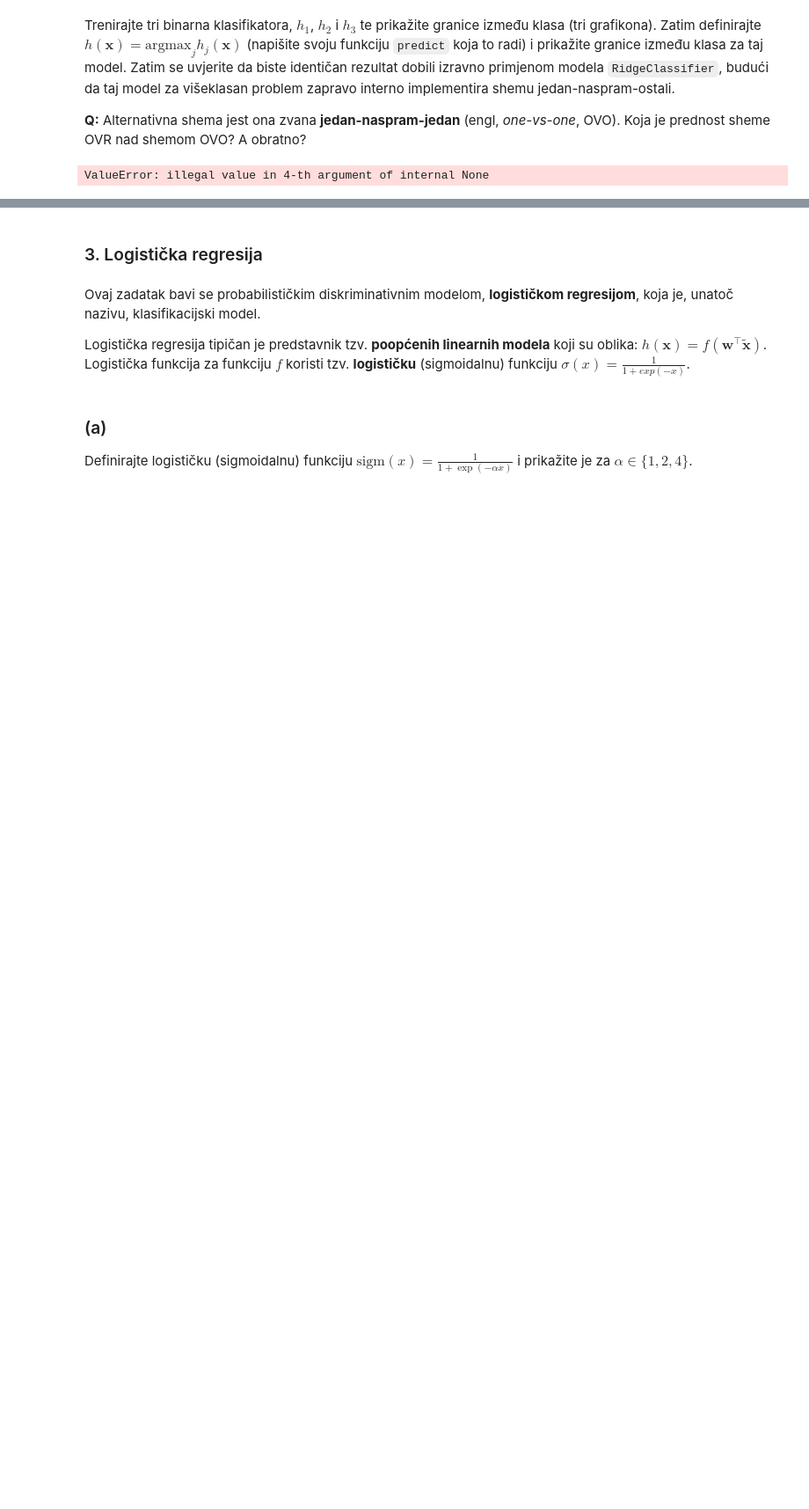
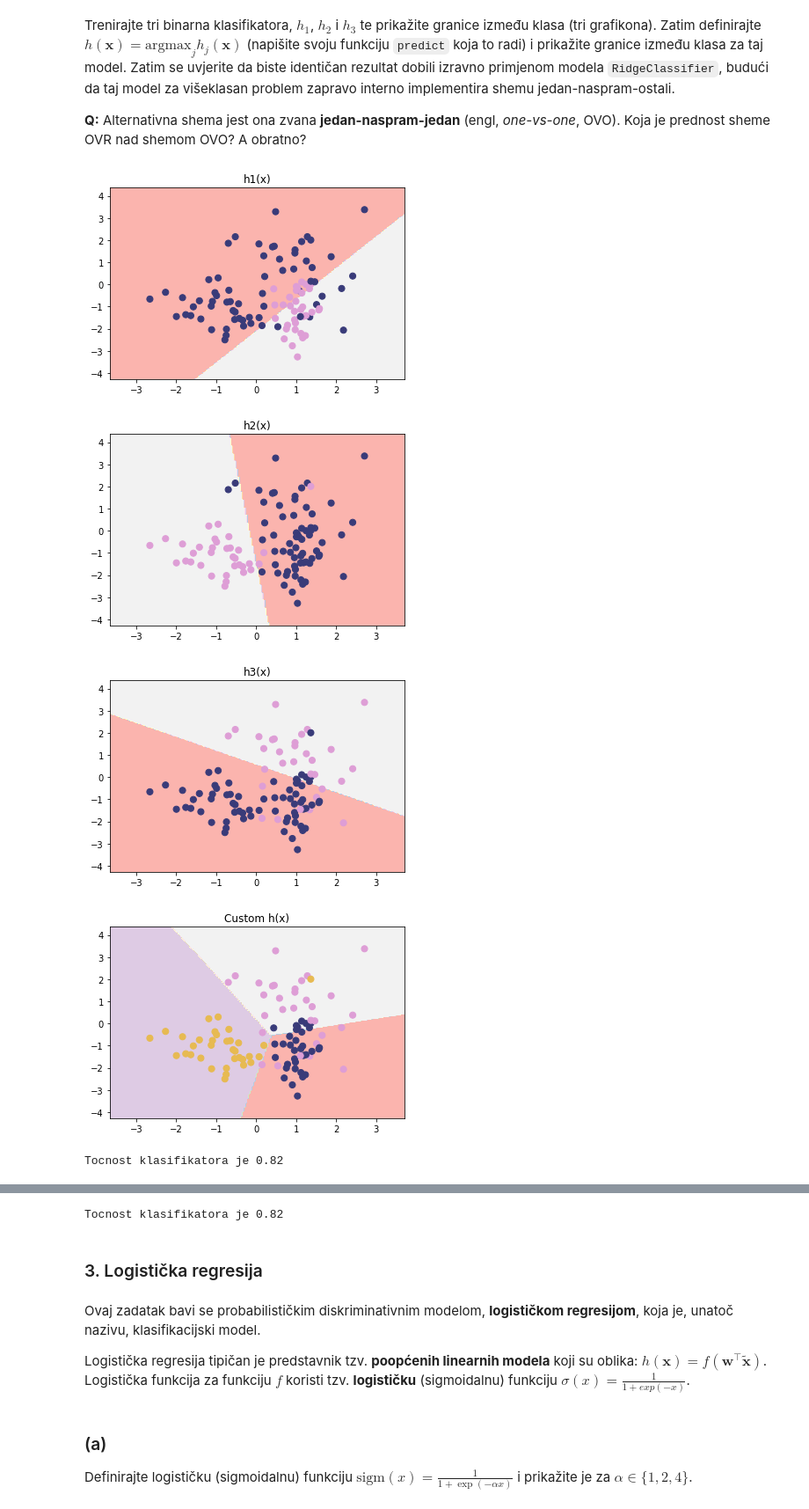
Before and after one commit to dbrcina/SU-FER-2020-21, a Jupyter notebook: SU-2020-LAB02-0036506587.ipynb, the cells around one changed output, grey strips where cells are left out. Shown at 88% size. Cells and saved outputs as stored; diff of their text form; code cells hidden in the pictures; blank space fills up the shorter version.

```diff
--- a/SU-2020-LAB02-0036506587.ipynb
+++ b/SU-2020-LAB02-0036506587.ipynb
@@ -161,14 +161,3 @@ plt.show()
 Trenirajte tri binarna klasifikatora, $h_1$, $h_2$ i $h_3$ te prikažite granice između klasa (tri grafikona). Zatim definirajte $h(\mathbf{x})=\mathrm{argmax}_j h_j(\mathbf{x})$  (napišite svoju funkciju `predict` koja to radi) i prikažite granice između klasa za taj model. Zatim se uvjerite da biste identičan rezultat dobili izravno primjenom modela `RidgeClassifier`, budući da taj model za višeklasan problem zapravo interno implementira shemu jedan-naspram-ostali.
 
 **Q:** Alternativna shema jest ona zvana **jedan-naspram-jedan** (engl, *one-vs-one*, OVO). Koja je prednost sheme OVR nad shemom OVO? A obratno?
-# %%
-# Vaš kôd ovdje
-
-# CLASS 0
-y_1 = np.array([1 if yi == 0 else 0 for yi in y_])
-h1_lin_reg = LinearRegression().fit(X_, y_1)
-plot_2d_clf_problem(X_, y_1, lambda x: h1_lin_reg.predict(x) >= 0.5)
-plt.title("h1(x)")
-plt.show()
-# %% [output]
-ValueError: illegal value in 4-th argument of internal None
@@ -188,0 +164,59 @@ plt.show()
+# %%
+# Vaš kôd ovdje
+
+# CLASS 0
+y_1 = np.array([1 if yi == 0 else 0 for yi in y_])
+h1_lin_reg = LinearRegression().fit(X_, y_1)
+plot_2d_clf_problem(X_, y_1, lambda x: h1_lin_reg.predict(x) >= 0.5)
+plt.title("h1(x)")
+plt.show()
+
+# CLASS 1
+y_2 = np.array([1 if yi == 1 else 0 for yi in y_])
+h2_lin_reg = LinearRegression().fit(X_, y_2)
+plot_2d_clf_problem(X_, y_2, lambda x: h2_lin_reg.predict(x) >= 0.5)
+plt.title("h2(x)")
+plt.show()
+
+# CLASS 2
+y_3 = np.array([1 if yi == 2 else 0 for yi in y_])
+h3_lin_reg = LinearRegression().fit(X_, y_3)
+plot_2d_clf_problem(X_, y_3, lambda x: h3_lin_reg.predict(x) >= 0.5)
+plt.title("h3(x)")
+plt.show()
+
+# Custom Model
+def predict(x):
+    h1 = h1_lin_reg.predict(x)
+    h2 = h2_lin_reg.predict(x)
+    h3 = h3_lin_reg.predict(x)
+    for i in range(x.shape[0]):
+        if h1[i] > h2[i]:     # h1 > h2
+            if h1[i] > h3[i]: # h1 > h2 > h3
+                h1[i] = 0     # CLASS 0
+            else:             # h3 > h1 > h2
+                h1[i] = 2     # CLASS 2
+        else:                 # h2 > h1
+            if h2[i] > h3[i]: # h2 > h1 > h3
+                h1[i] = 1     # CLASS 1
+            else:             # h3 > h2 > h1
+                h1[i] = 2     # CLASS 2
+    return h1
+
+plot_2d_clf_problem(X_, y_, lambda x: predict(x))
+plt.title("Custom h(x)")
+plt.show()
+print(f"Tocnost klasifikatora je {accuracy_score(y_, predict(X_))}")
+
+# Ridge classifier
+ridge_classifier.fit(X_, y_)
+plot_2d_clf_problem(X_, y_, lambda x: ridge_classifier.predict(x))
+plt.title("Ridge classifier")
+plt.show()
+print(f"Tocnost klasifikatora je {accuracy_score(y_, ridge_classifier.predict(X_))}")
+# %% [output]
+[figure, added]
+[figure, added]
+[figure, added]
+[figure, added]
+Tocnost klasifikatora je 0.82
@@ -189,3 +224,4 @@ plt.show()
+Tocnost klasifikatora je 0.82
 # %% [markdown]
 ### 3. Logistička regresija
 # %% [markdown]
```
Also changed, not shown: parts of 15 cells of this notebook.
